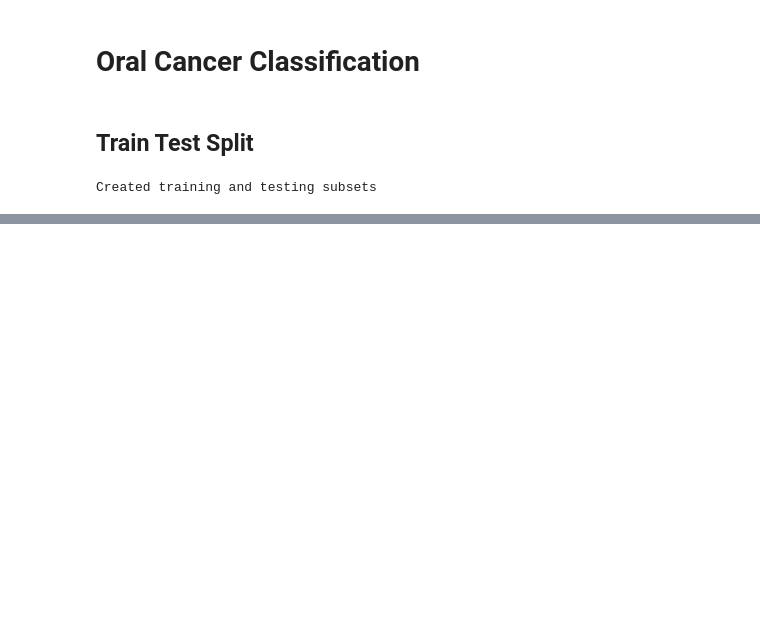
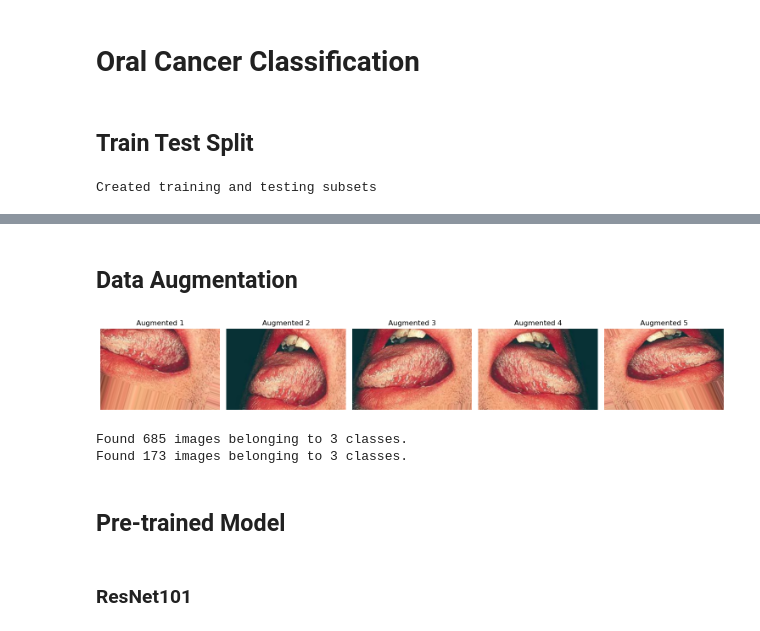
Before and after one commit to Shaz-5/oral-cancer-classification, a Jupyter notebook: Oral Cancer Classfication.ipynb, the cells around one changed output, grey strips where cells are left out. Drawn from its saved outputs; the diff is of its cells as text; code cells hidden in the pictures; blank space fills up the shorter version.

```diff
--- a/Oral Cancer Classfication.ipynb
+++ b/Oral Cancer Classfication.ipynb
@@ -48,0 +227,54 @@ Created training and testing subsets
+# %% [markdown]
+## Data Augmentation
+# %%
+train_datagen = ImageDataGenerator(
+    rescale=1./255,   # normalization
+    shear_range=15,   # shearing [-15°, 15°]
+    width_shift_range=0.15,  # translation [-15, 15]
+    height_shift_range=0.15,
+    rotation_range=25,  # rotation [-25°, 25°]
+    zoom_range=0.2,     # zoom augmentation
+    horizontal_flip=True,  # flip augmentation
+)
+
+image_path = './oral_cancer_train_test_split/train/oral_cancer/oral_cancer.73.jpg'
+image = load_img(image_path)
+image = img_to_array(image)
+image = np.expand_dims(image, axis=0)
+
+aug_iter = train_datagen.flow(image, batch_size=1)
+
+fig, axes = plt.subplots(1, 5, figsize=(15, 15))
+for i in range(5):
+    batch = next(aug_iter)
+    ax = axes[i]
+    img = batch[0]
+    ax.imshow(img)
+    ax.axis('off')
+    ax.set_title(f'Augmented {i+1}')
+
+plt.tight_layout()
+plt.show()
+# %% [output]
+[figure, added]
+# %%
+test_datagen = ImageDataGenerator(rescale=1./255)
+
+train_data = train_datagen.flow_from_directory(
+        'oral_cancer_train_test_split/train/',
+        target_size=(224, 224),
+        batch_size=32,
+        class_mode='categorical')
+
+validation_data = test_datagen.flow_from_directory(
+        'oral_cancer_train_test_split/test/',
+        target_size=(224, 224),
+        batch_size=32,
+        class_mode='categorical')
+# %% [output]
+Found 685 images belonging to 3 classes.
+Found 173 images belonging to 3 classes.
+# %% [markdown]
+## Pre-trained Model
+# %% [markdown]
+### ResNet101
```
Also changed, not shown: parts of 24 cells of this notebook.
